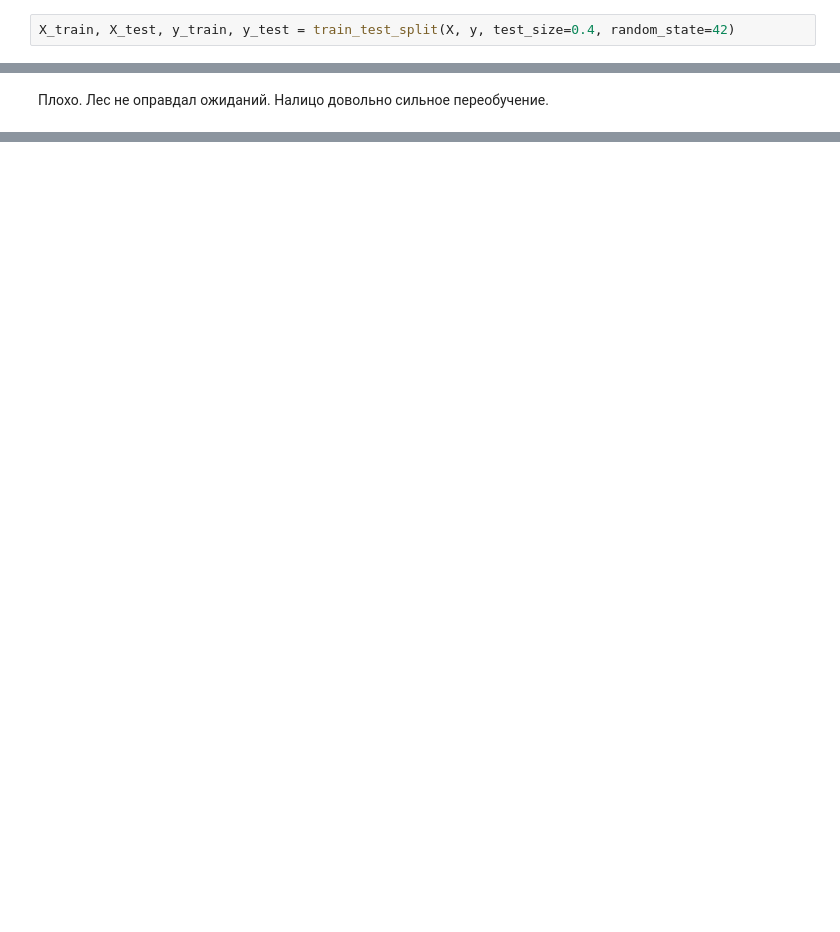
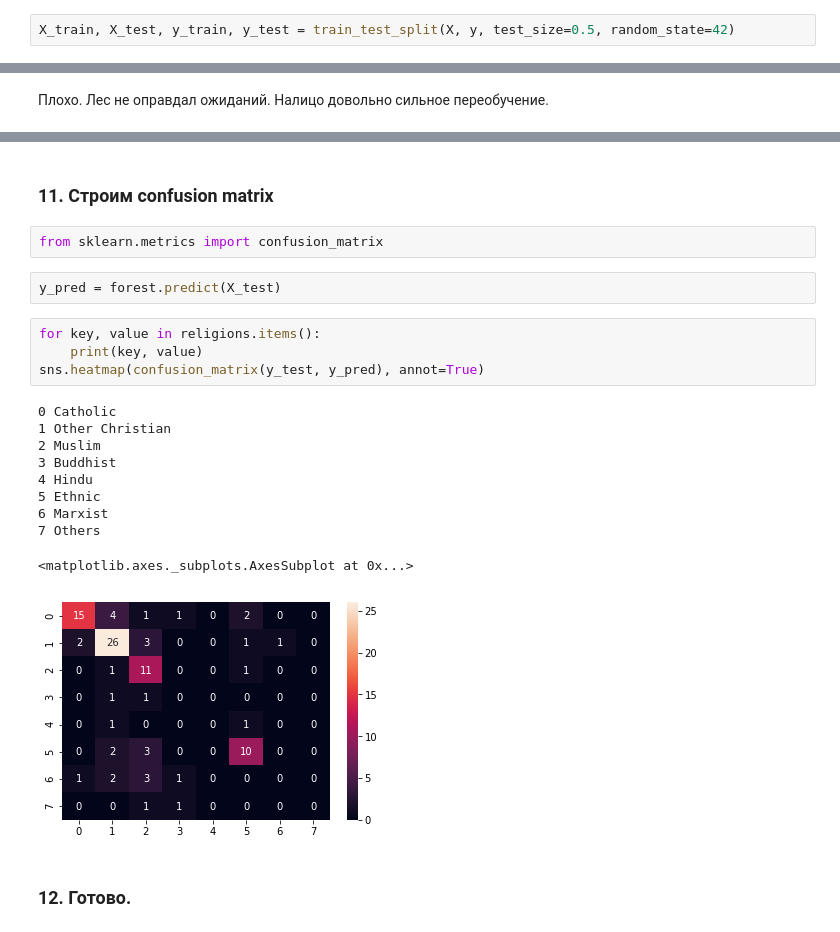
Before and after one commit to pastashkin/netology_ml, a Jupyter notebook: lab_ml.ipynb, the cells around one changed output, grey strips where cells are left out. Saved outputs shown, nothing was run; the diff lists cells and outputs as text; blank space fills up the shorter version.

```diff
--- a/lab_ml.ipynb
+++ b/lab_ml.ipynb
@@ -193,7 +193,7 @@ from sklearn.cross_validation import cross_val_score
 X = flags.drop(columns=['religion'])
 y = flags.religion
 # %%
-X_train, X_test, y_train, y_test = train_test_split(X, y, test_size=0.4, random_state=42)
+X_train, X_test, y_train, y_test = train_test_split(X, y, test_size=0.5, random_state=42)
 # %%
 forest = RandomForestClassifier(random_state=42)
 # %%
@@ -243,0 +301,23 @@ Test accuracy score:     0.6410256410256411
+# %% [markdown]
+### 11. Строим confusion matrix
+# %%
+from sklearn.metrics import confusion_matrix
+# %%
+y_pred = forest.predict(X_test)
+# %%
+for key, value in religions.items():
+    print(key, value)
+sns.heatmap(confusion_matrix(y_test, y_pred), annot=True)
+# %% [output]
+0 Catholic
+1 Other Christian
+2 Muslim
+3 Buddhist
+4 Hindu
+5 Ethnic
+6 Marxist
+7 Others
+<matplotlib.axes._subplots.AxesSubplot at 0x...>
+[figure, added]
+# %% [markdown]
+### 12. Готово.
```
Also changed, not shown: parts of 10 cells of this notebook.
